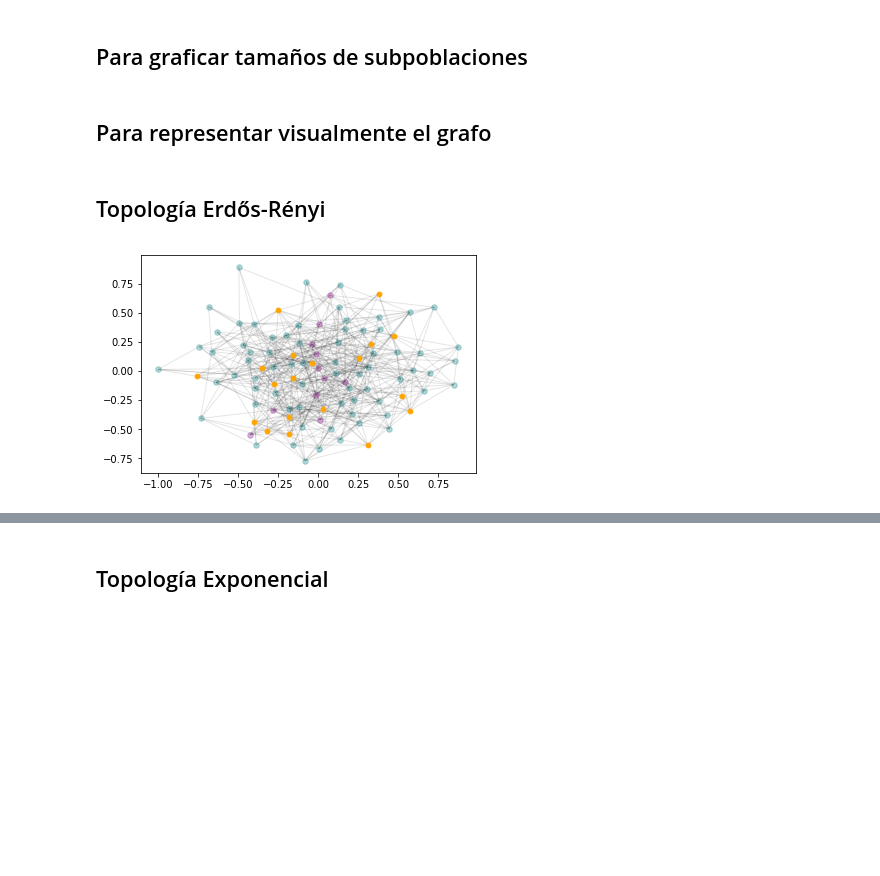
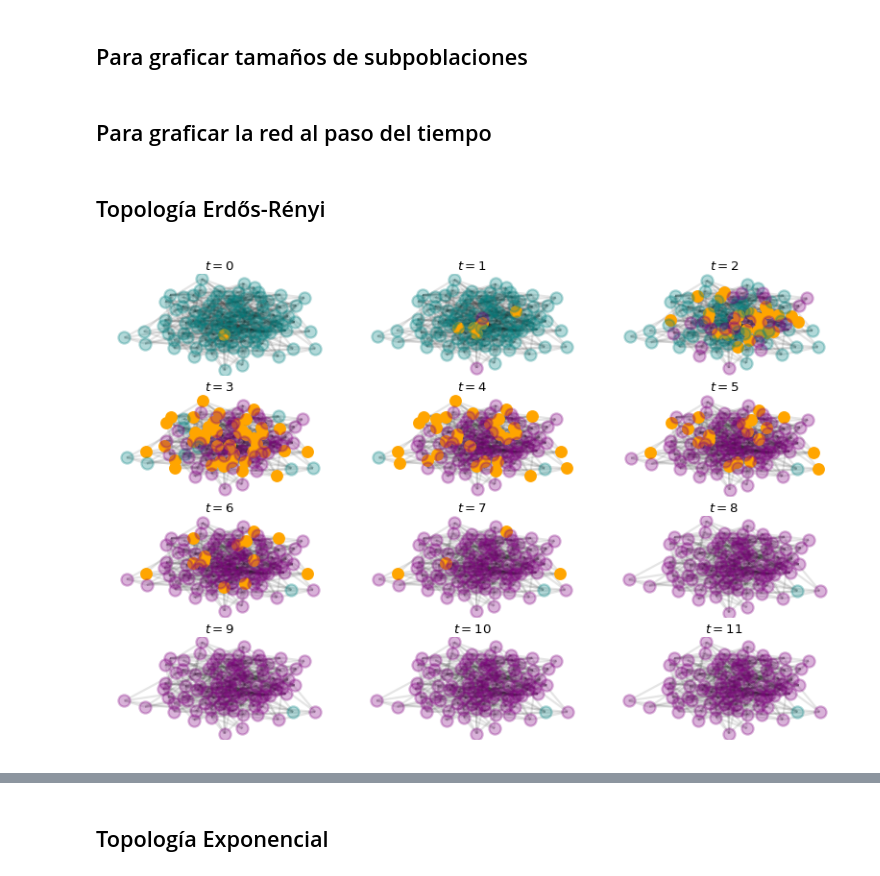
Before and after one commit to rgarcia-herrera/complejidad, a Jupyter notebook: redes/network SIR.ipynb, the cells around one changed output, grey strips where cells are left out. Saved outputs shown, nothing was run; the diff lists cells and outputs as text; code cells hidden in the pictures; blank space fills up the shorter version.

```diff
--- a/redes/network SIR.ipynb
+++ b/redes/network SIR.ipynb
@@ -104,6 +102,6 @@ def plot_pop_sir(t):
     plt.plot(range(len(t)), count_s, color='teal')
     plt.plot(range(len(t)), count_i, color='orange')
     plt.plot(range(len(t)), count_r, color='purple')
-# %% [markdown]
-## Para representar visualmente el grafo
+# %% [markdown]
+## Para graficar la red al paso del tiempo
 # %%
@@ -147,20 +150,20 @@ for n in G.nodes():
 n = random.choice(list(G.nodes))
 G.nodes[n]['agente'].estado = I
 
-duracion_infeccion = 2
-probabilidad_infeccion = 0.6
-probabilidad_recuperacion = 0.22
+duracion_infeccion = 5
+probabilidad_infeccion = 0.66
+probabilidad_recuperacion = 0.32
 
-iteraciones = 10
+iteraciones = 12
 
 # la red original en el primer tiempo
 t = [G, ]
 for i in range(1, iteraciones):
     t.append(time_step(t[i-1]))
 # %%
-plot_nw_sir(t[2])
+plot_nw_sir(t)
 # %% [output]
-[figure, old version]
+[figure, new version]
 # %%
 plot_pop_sir(t)
 # %% [output]
```
Also changed, not shown: parts of 14 cells of this notebook.
